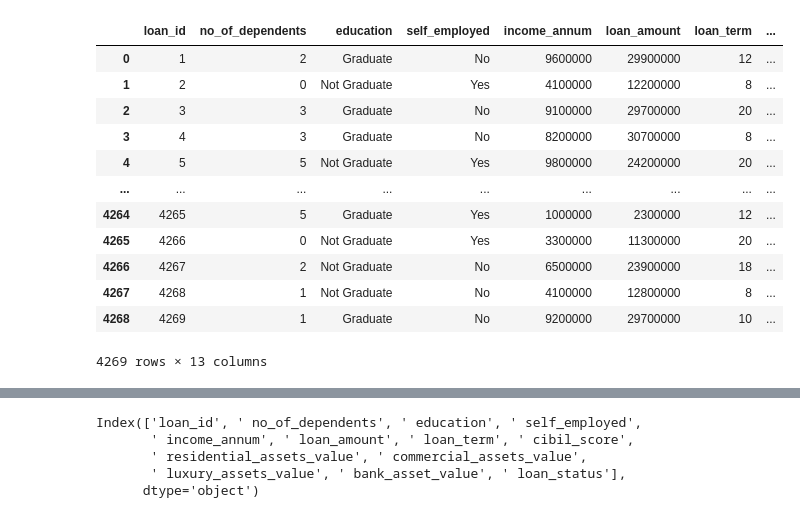
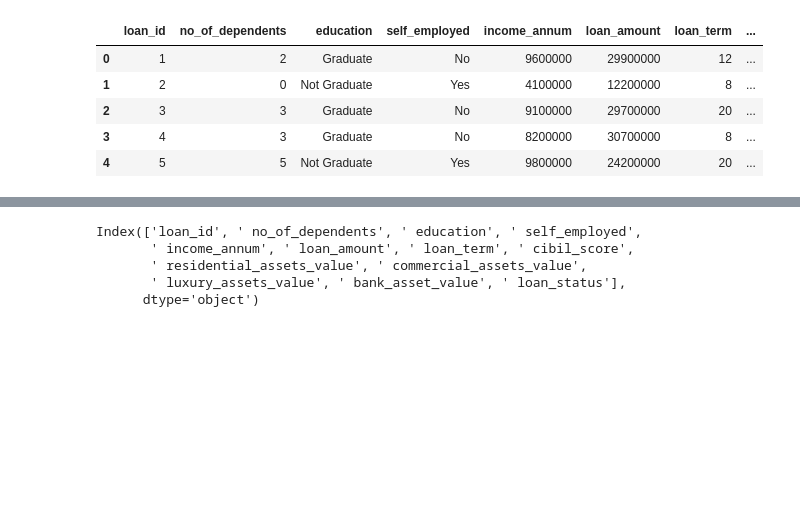
Before and after one commit to FrancoLeonelAranda/credit-scoring-loan-approval, a Jupyter notebook: notebooks/01_eda.ipynb, the cells around one changed output, grey strips where cells are left out. Saved outputs shown, nothing was run; the diff lists cells and outputs as text; code cells hidden in the pictures; blank space fills up the shorter version.

Commit message:
Refinamiento del EDA y notebooks del pipeline de credit scoring

```diff
--- a/notebooks/01_eda.ipynb
+++ b/notebooks/01_eda.ipynb
@@ -1,35 +1,16 @@
 # %%
 import pandas as pd
 import numpy as np
 import seaborn as sns
 import matplotlib.pyplot as plt
 
-#Herramientas de machine learning
-from sklearn.model_selection import train_test_split
-from sklearn.preprocessing import StandardScaler, LabelEncoder
-from sklearn.linear_model import LogisticRegression
-from sklearn.ensemble import RandomForestClassifier
-#evaluacion
-from sklearn.metrics import accuracy_score, precision_score, recall_score, f1_score, roc_auc_score, confusion_matrix
-from sklearn.metrics import roc_curve #visualizar la metrica
-
-
-
-
 credit_df = pd.read_csv("../data/raw/loan_approval.csv")
-credit_df
+credit_df.head()
 # %% [output]
 |  | loan_id | no_of_dependents | education | self_employed | income_annum | loan_amount | loan_term | ... |
 | 0 | 1 | 2 | Graduate | No | 9600000 | 29900000 | 12 | ... |
 | 1 | 2 | 0 | Not Graduate | Yes | 4100000 | 12200000 | 8 | ... |
 | 2 | 3 | 3 | Graduate | No | 9100000 | 29700000 | 20 | ... |
 | 3 | 4 | 3 | Graduate | No | 8200000 | 30700000 | 8 | ... |
 | 4 | 5 | 5 | Not Graduate | Yes | 9800000 | 24200000 | 20 | ... |
-| ... | ... | ... | ... | ... | ... | ... | ... | ... |
-| 4264 | 4265 | 5 | Graduate | Yes | 1000000 | 2300000 | 12 | ... |
-| 4265 | 4266 | 0 | Not Graduate | Yes | 3300000 | 11300000 | 20 | ... |
-| 4266 | 4267 | 2 | Not Graduate | No | 6500000 | 23900000 | 18 | ... |
-| 4267 | 4268 | 1 | Not Graduate | No | 4100000 | 12800000 | 8 | ... |
-| 4268 | 4269 | 1 | Graduate | No | 9200000 | 29700000 | 10 | ... |
-4269 rows × 13 columns
 # %%
```
Also changed, not shown: parts of 50 cells of this notebook, 6 other files.
